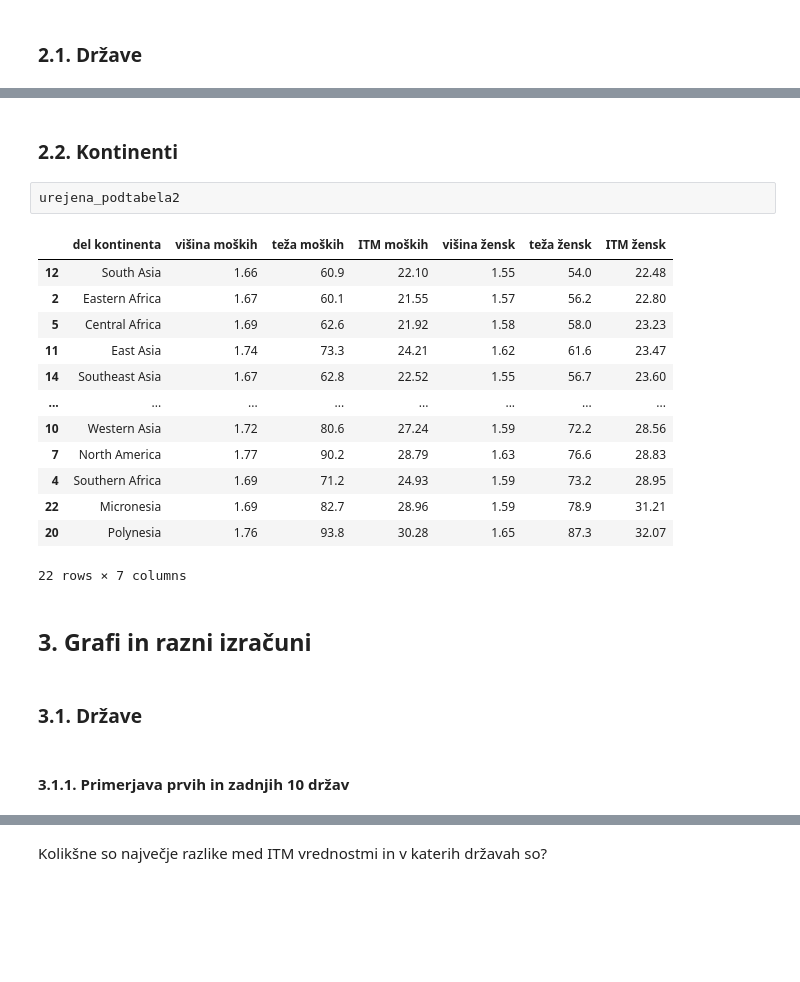
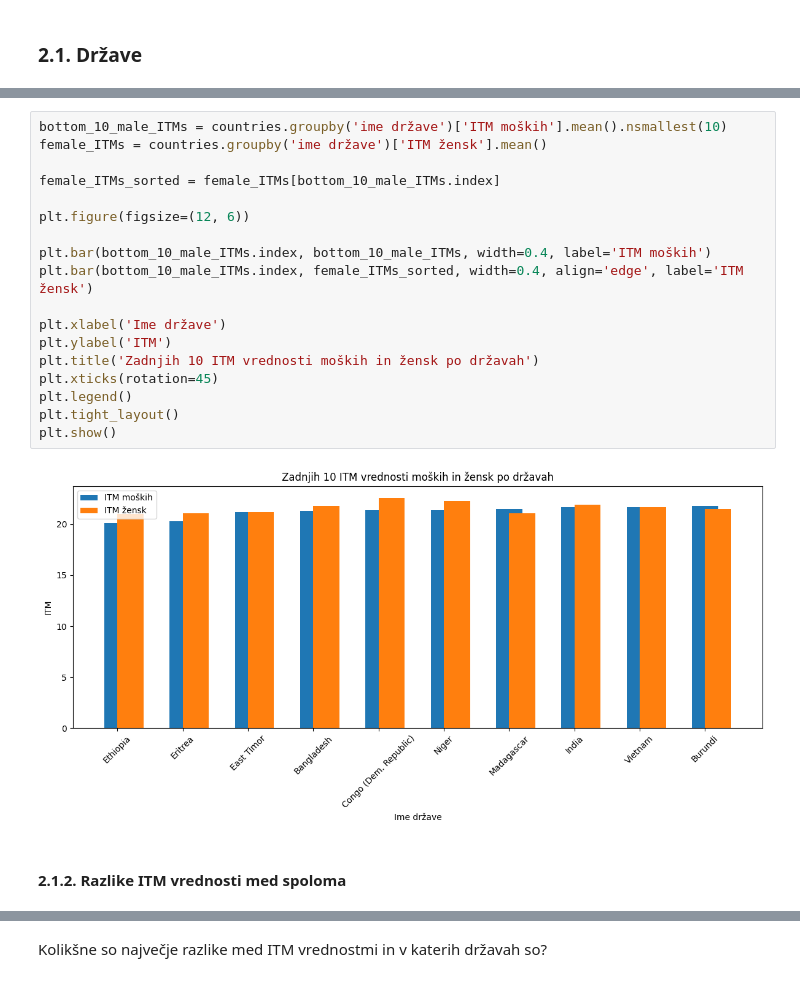
Before and after one commit to AmandaBabic/ProjektnaNaloga, a Jupyter notebook: AnaliziranjePodatkov_ITM.ipynb, the cells around one changed output, grey strips where cells are left out. Drawn from its saved outputs; the diff is of its cells as text; blank space fills up the shorter version.

```diff
--- a/AnaliziranjePodatkov_ITM.ipynb
+++ b/AnaliziranjePodatkov_ITM.ipynb
@@ -415,24 +413,22 @@ podtabela1
+# %%
+bottom_10_male_ITMs = countries.groupby('ime države')['ITM moških'].mean().nsmallest(10)
+female_ITMs = countries.groupby('ime države')['ITM žensk'].mean()
+
+female_ITMs_sorted = female_ITMs[bottom_10_male_ITMs.index]
+
+plt.figure(figsize=(12, 6))
+
+plt.bar(bottom_10_male_ITMs.index, bottom_10_male_ITMs, width=0.4, label='ITM moških')
+plt.bar(bottom_10_male_ITMs.index, female_ITMs_sorted, width=0.4, align='edge', label='ITM žensk')
+
+plt.xlabel('Ime države')
+plt.ylabel('ITM')
+plt.title('Zadnjih 10 ITM vrednosti moških in žensk po državah')
+plt.xticks(rotation=45)
+plt.legend()
+plt.tight_layout()
+plt.show()
+# %% [output]
+[figure, added]
 # %% [markdown]
-### 2.2. Kontinenti
+#### 2.1.2. Razlike ITM vrednosti med spoloma
-# %%
-urejena_podtabela2
-# %% [output]
-|  | del kontinenta | višina moških | teža moških | ITM moških | višina žensk | teža žensk | ITM žensk |
-| 12 | South Asia | 1.66 | 60.9 | 22.10 | 1.55 | 54.0 | 22.48 |
-| 2 | Eastern Africa | 1.67 | 60.1 | 21.55 | 1.57 | 56.2 | 22.80 |
-| 5 | Central Africa | 1.69 | 62.6 | 21.92 | 1.58 | 58.0 | 23.23 |
-| 11 | East Asia | 1.74 | 73.3 | 24.21 | 1.62 | 61.6 | 23.47 |
-| 14 | Southeast Asia | 1.67 | 62.8 | 22.52 | 1.55 | 56.7 | 23.60 |
-| ... | ... | ... | ... | ... | ... | ... | ... |
-| 10 | Western Asia | 1.72 | 80.6 | 27.24 | 1.59 | 72.2 | 28.56 |
-| 7 | North America | 1.77 | 90.2 | 28.79 | 1.63 | 76.6 | 28.83 |
-| 4 | Southern Africa | 1.69 | 71.2 | 24.93 | 1.59 | 73.2 | 28.95 |
-| 22 | Micronesia | 1.69 | 82.7 | 28.96 | 1.59 | 78.9 | 31.21 |
-| 20 | Polynesia | 1.76 | 93.8 | 30.28 | 1.65 | 87.3 | 32.07 |
-22 rows × 7 columns
-# %% [markdown]
-## 3. Grafi in razni izračuni
-# %% [markdown]
-### 3.1. Države
-# %% [markdown]
-#### 3.1.1. Primerjava prvih in zadnjih 10 držav
```
Also changed, not shown: parts of 67 cells of this notebook, 3 other files.
